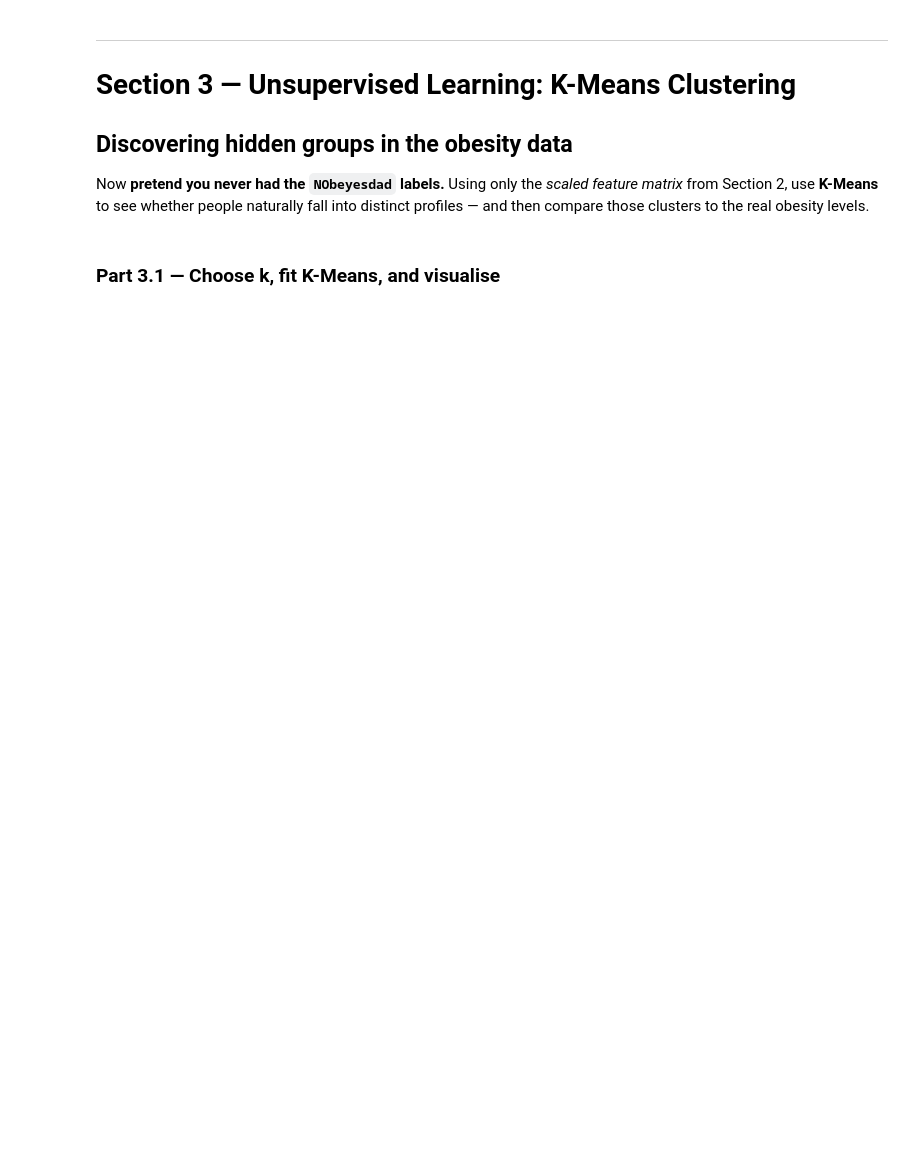
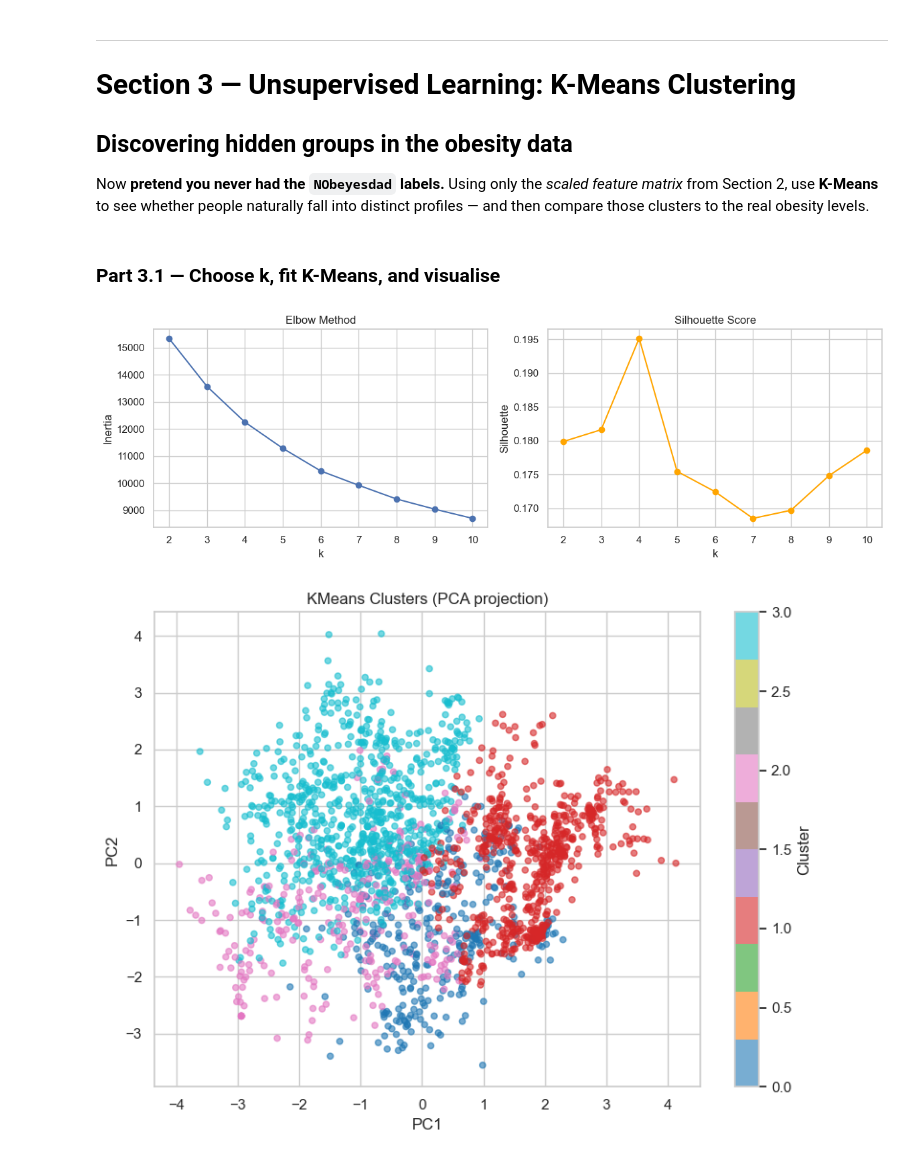
Before and after one commit to jupiterbouncer/Subair_Oluwademilade_Lab2, a Jupyter notebook: lab_2_predictive_analytics.ipynb, the cells around one changed output. Drawn from its saved outputs; the diff is of its cells as text; code cells hidden in the pictures; blank space fills up the shorter version.

```diff
--- a/lab_2_predictive_analytics.ipynb
+++ b/lab_2_predictive_analytics.ipynb
@@ -476 +556,59 @@ and then compare those clusters to the real obesity levels.
+# %%
+from sklearn.cluster import KMeans
+from sklearn.metrics import silhouette_score
+from sklearn.decomposition import PCA
+
+# Use ONLY the scaled obesity features (no target) for clustering.
+X_cluster = obesity.drop(columns=["NObeyesdad"])
+X_cluster_scaled = scaler.transform(X_cluster[numeric_cols])
+
+# Choose the number of clusters k with the Elbow method (and/or silhouette score).
+inertias, silhouettes = [], []
+K = range(2, 11)
+
+# Loop k = 2..10, record inertia_ (and silhouette), and plot inertia vs k.
+for k in K:
+    km = KMeans(n_clusters=k, random_state=RANDOM_STATE, n_init=10)
+    labels = km.fit_predict(X_cluster_scaled)
+    inertias.append(km.inertia_)
+    silhouettes.append(silhouette_score(X_cluster_scaled, labels))
+
+fig, axes = plt.subplots(1, 2, figsize=(12, 4))
+axes[0].plot(K, inertias, marker="o")
+axes[0].set_title("Elbow Method")
+axes[0].set_xlabel("k")
+axes[0].set_ylabel("Inertia")
+
+axes[1].plot(K, silhouettes, marker="o", color="orange")
+axes[1].set_title("Silhouette Score")
+axes[1].set_xlabel("k")
+axes[1].set_ylabel("Silhouette")
+
+plt.tight_layout()
+plt.show()
+
+# Fit KMeans with your chosen k (random_state=RANDOM_STATE) and get cluster labels.
+k_chosen = 4  # previously 7
+km_final = KMeans(n_clusters=k_chosen, random_state=RANDOM_STATE, n_init=10)
+cluster_labels = km_final.fit_predict(X_cluster_scaled)
+
+# Visualise the clusters in 2D.
+# Pick two informative features (e.g. Weight vs Height) OR reduce to 2D with PCA
+# and colour points by cluster.
+pca = PCA(n_components=2, random_state=RANDOM_STATE)
+X_2d = pca.fit_transform(X_cluster_scaled)
+
+plt.figure(figsize=(8, 6))
+scatter = plt.scatter(
+    X_2d[:, 0], X_2d[:, 1], c=cluster_labels, cmap="tab10", alpha=0.6, s=20
+)
+plt.colorbar(scatter, label="Cluster")
+plt.title("KMeans Clusters (PCA projection)")
+plt.xlabel("PC1")
+plt.ylabel("PC2")
+plt.tight_layout()
+plt.show()
+# %% [output]
+[figure, added]
+[figure, added]
 # %%
```
Also changed, not shown: parts of 24 cells of this notebook.
